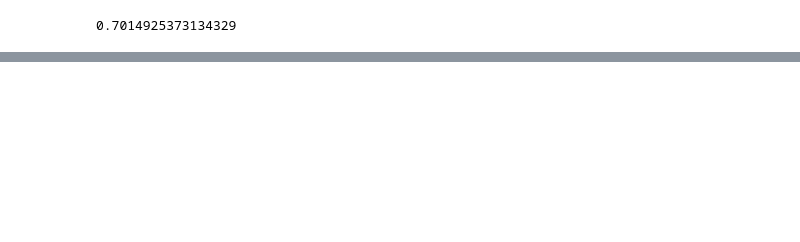
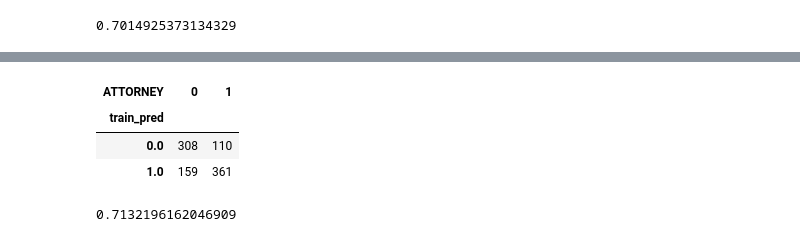
Before and after one commit to parth-gz/Data-Science, a Jupyter notebook: 19 - Logistic Regression/log-regression(22 Jan).ipynb, the cells around one changed output, grey strips where cells are left out. Cells and saved outputs as stored; diff of their text form; code cells hidden in the pictures; blank space fills up the shorter version.

```diff
--- a/19 - Logistic Regression/log-regression(22 Jan).ipynb
+++ b/19 - Logistic Regression/log-regression(22 Jan).ipynb
@@ -341,0 +342,21 @@ Area under the curve:  0.7558816967052582
+# %%
+#prediction on train data
+train_pred=logit_model1.predict(train_data.iloc[:,1:])
+#creating new column
+train_data["train_pred"]=np.zeros(938)
+train_data.loc[train_pred>optimal_threshold,"train_pred"]=1
+# %%
+#Confusion matrix
+confusion_matrix_train=pd.crosstab(train_data.train_pred,train_data.ATTORNEY)
+confusion_matrix_train
+# %% [output]
+| ATTORNEY | 0 | 1 |
+| train_pred |  |  |
+| 0.0 | 308 | 110 |
+| 1.0 | 159 | 361 |
+# %%
+#Accuracy test
+accuracy_train=(308+361)/(308+361+159+110)
+accuracy_train
+# %% [output]
+0.7132196162046909
```
Also changed, not shown: parts of 12 cells of this notebook.
